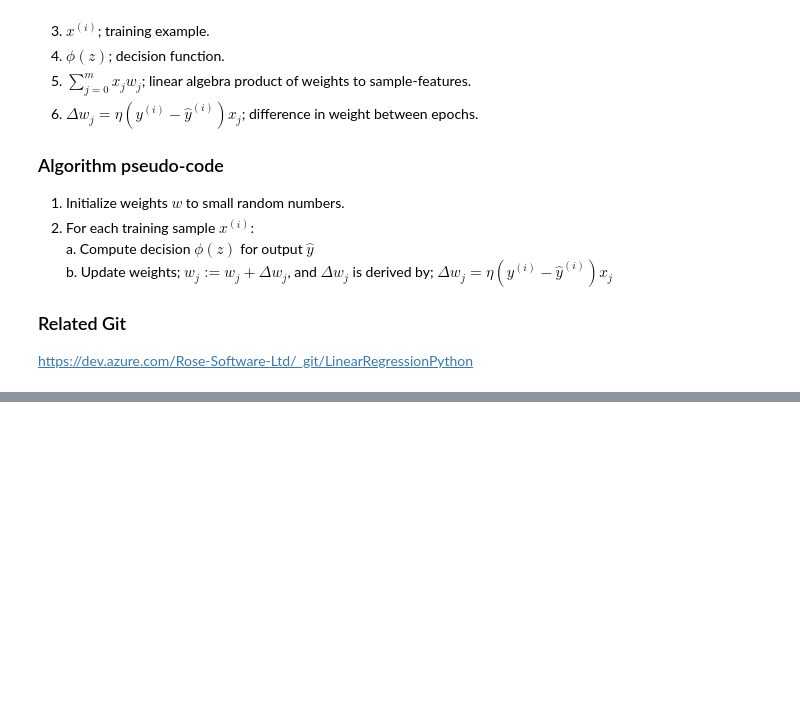
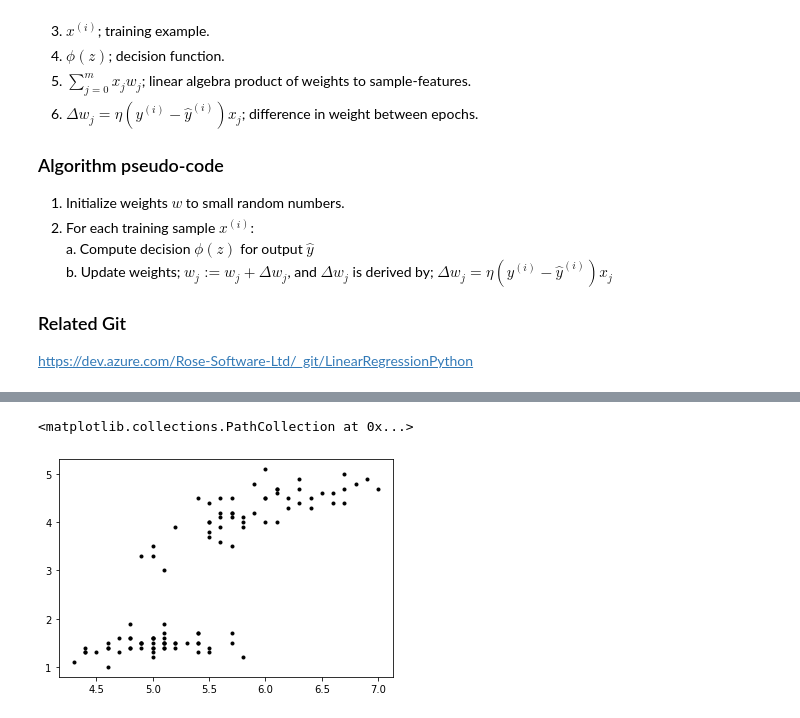
Before and after one commit to SeniorDataEngineer/linear-regression, a Jupyter notebook: notebooks/linear_regression.ipynb, the cells around one changed output, grey strips where cells are left out. Saved outputs shown, nothing was run; the diff lists cells and outputs as text; code cells hidden in the pictures; blank space fills up the shorter version.

```diff
--- a/notebooks/linear_regression.ipynb
+++ b/notebooks/linear_regression.ipynb
@@ -143,0 +35,39 @@ print(a,b)
+# %%
+#!/usr/bin/env python3.8.5
+# Copyright 2021, Rose Software Ltd, All rights reserved.
+
+# Project imports.
+from my_linear_regression.linear_regression import LinearRegressor
+
+# Third party imports.
+from matplotlib import pyplot as plt
+import pandas as pd
+import numpy as np
+
+# Read the file.
+LOCAL_USER = os.getlogin()
+DATA_DIR = f'C:\\Users\\{LOCAL_USER}\\source\\repos\\LinearRegressionPython\\data\\IRIS.csv'
+df = pd.read_csv(DATA_DIR)
+
+# Select features by index.
+feat_idx = [0,2]
+labl_idx = [4,5]
+
+# Add int representation of the class space label.
+df.loc[df['species'] == 'Iris-versicolor', 'cls_int_rep'] = 1
+df.loc[df['species'] == 'Iris-setosa', 'cls_int_rep'] = -1
+
+# Split samples by class.
+samples_versi = np.array(df[df.species == 'Iris-versicolor'].iloc[0:50, feat_idx].values)
+samples_setos = np.array(df[df.species == 'Iris-setosa'].iloc[0:50, feat_idx].values)
+samples_virgi = np.array(df[df.species == 'Iris-virginica'].iloc[0:50, feat_idx].values)
+
+# Get label & int representation of label.
+labels_versi = np.array(df[df.species == 'Iris-versicolor'].iloc[0:50, labl_idx].values)
+labels_setos = np.array(df[df.species == 'Iris-setosa'].iloc[0:50, labl_idx].values)
+
+# Train/test and label arrays.
+samples_train = np.concatenate((samples_versi[0:10], samples_setos[0:10]))
+samples_test = np.concatenate((samples_versi[10:], samples_setos[10:]))
+labels_train = np.concatenate((labels_versi[0:10], labels_setos[0:10]))
+labels_test = np.concatenate((labels_versi[10:], labels_setos[10:]))
@@ -143,0 +77,6 @@ print(a,b)
+# %%
+X = np.concatenate((samples_train, samples_test))
+plt.scatter(x=X[0:,0], y=X[0:,1], color='black', marker='.')
+# %% [output]
+<matplotlib.collections.PathCollection at 0x...>
+[figure, added]
```
Also changed, not shown: parts of 18 cells of this notebook.
